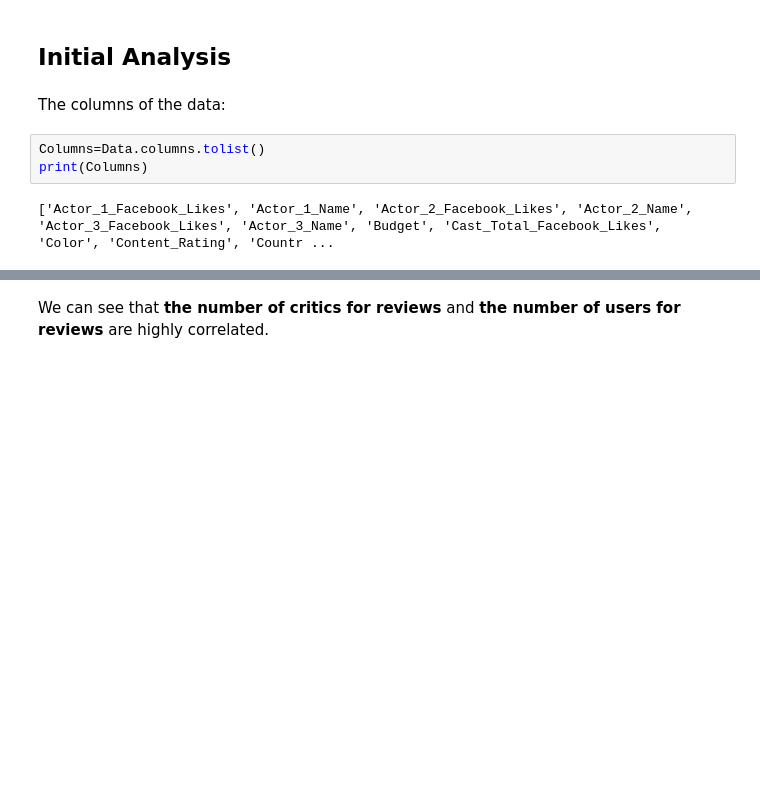
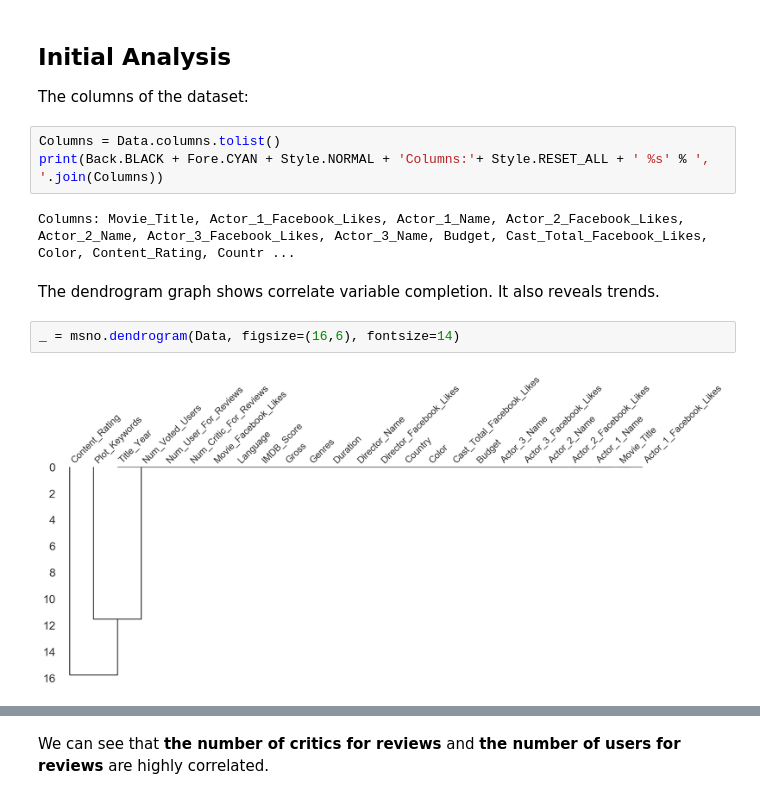
Before and after one commit to HatefDastour/Portfolio, a Jupyter notebook: natural_language_processing/Movie_Recommendation_system_Modeling.ipynb, the cells around one changed output, grey strips where cells are left out. Saved outputs shown, nothing was run; the diff lists cells and outputs as text; blank space fills up the shorter version.

```diff
--- a/natural_language_processing/Movie_Recommendation_system_Modeling.ipynb
+++ b/natural_language_processing/Movie_Recommendation_system_Modeling.ipynb
@@ -52,10 +83,16 @@ Data = pd.read_csv('Data/clean_movie_metadata.csv')
 # %% [markdown]
 ## Initial Analysis
+
+The columns of the dataset:
-# %% [markdown]
-The columns of the data:
 # %%
-Columns=Data.columns.tolist()
-print(Columns)
+Columns = Data.columns.tolist()
+print(Back.BLACK + Fore.CYAN + Style.NORMAL + 'Columns:'+ Style.RESET_ALL + ' %s' % ', '.join(Columns))
 # %% [output]
-['Actor_1_Facebook_Likes', 'Actor_1_Name', 'Actor_2_Facebook_Likes', 'Actor_2_Name', 'Actor_3_Facebook_Likes', 'Actor_3_Name', 'Budget', 'Cast_Total_Facebook_Likes', 'Color', 'Content_Rating', 'Countr ...
+Columns: Movie_Title, Actor_1_Facebook_Likes, Actor_1_Name, Actor_2_Facebook_Likes, Actor_2_Name, Actor_3_Facebook_Likes, Actor_3_Name, Budget, Cast_Total_Facebook_Likes, Color, Content_Rating, Countr ...
+# %% [markdown]
+The dendrogram graph shows correlate variable completion. It also reveals trends.
+# %%
+_ = msno.dendrogram(Data, figsize=(16,6), fontsize=14)
+# %% [output]
+[figure, added]
 # %%
```
Also changed, not shown: parts of 22 cells of this notebook.
